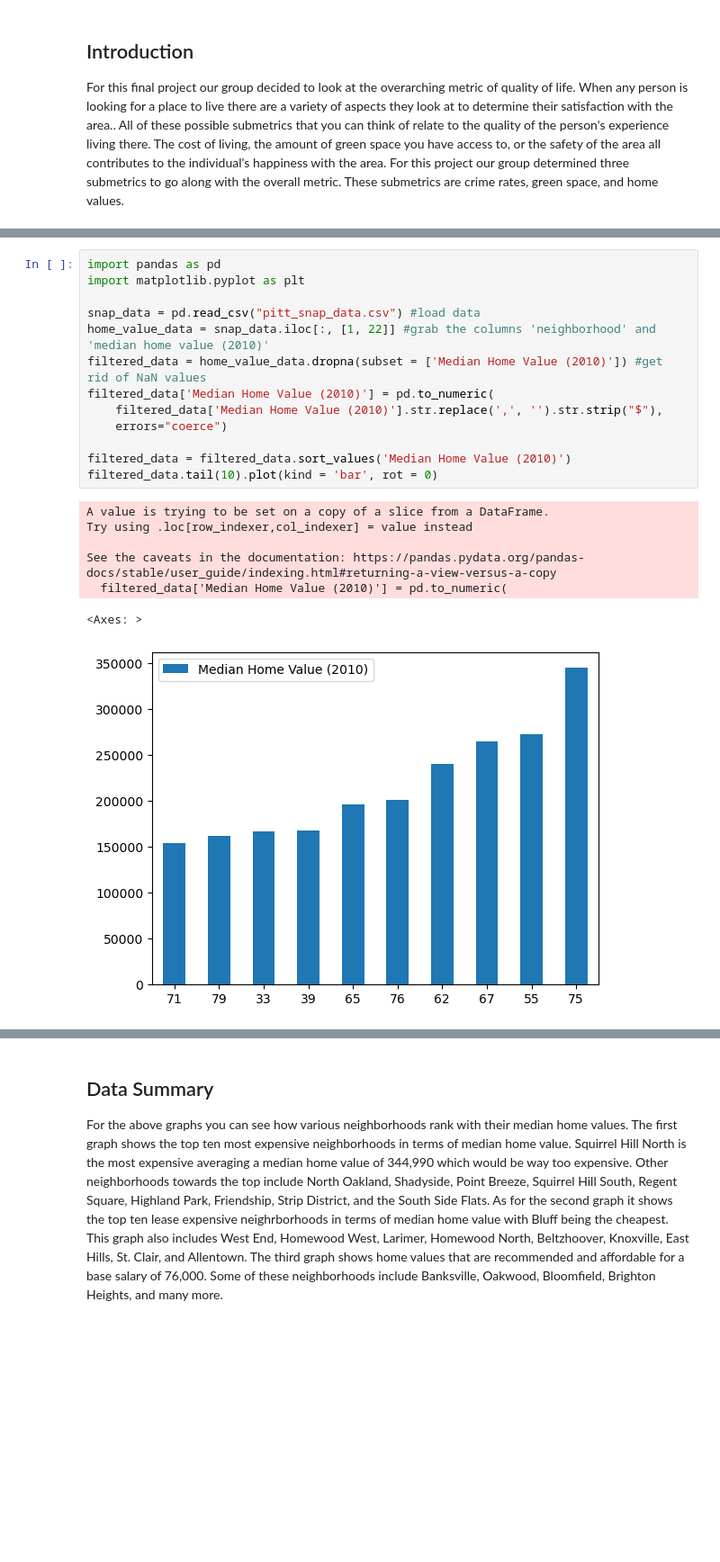
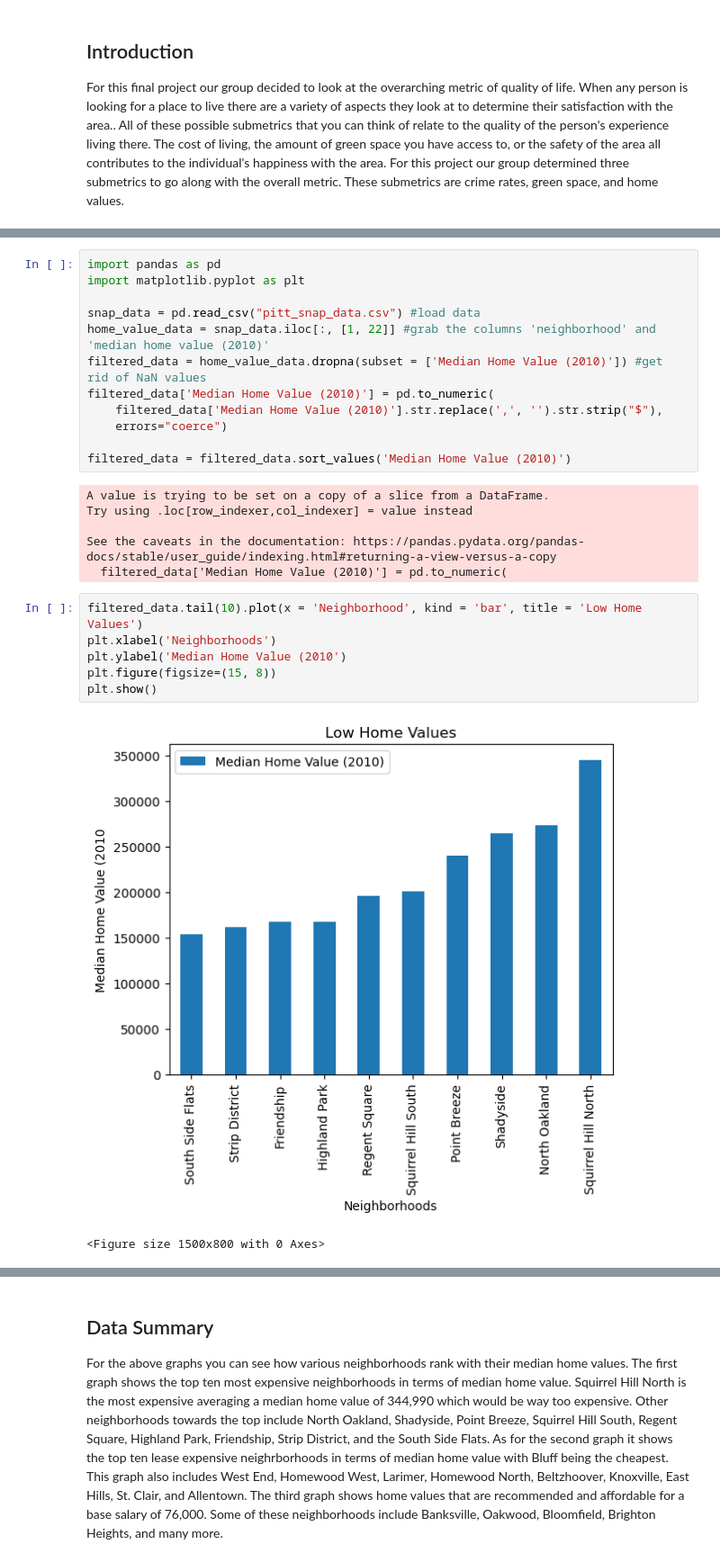
Before and after one commit to nschaab2005/CMPINF-0010-Final-Project, a Jupyter notebook: Final-Project-Noah.ipynb, the cells around one changed output, grey strips where cells are left out. Shown at 90% size. Cells and saved outputs as stored; diff of their text form; blank space fills up the shorter version.

```diff
--- a/Final-Project-Noah.ipynb
+++ b/Final-Project-Noah.ipynb
@@ -20,13 +20,19 @@ filtered_data['Median Home Value (2010)'] = pd.to_numeric(
     errors="coerce")
 
 filtered_data = filtered_data.sort_values('Median Home Value (2010)')
-filtered_data.tail(10).plot(kind = 'bar', rot = 0)
 # %% [output]
 A value is trying to be set on a copy of a slice from a DataFrame.
 Try using .loc[row_indexer,col_indexer] = value instead
 
 See the caveats in the documentation: https://pandas.pydata.org/pandas-docs/stable/user_guide/indexing.html#returning-a-view-versus-a-copy
   filtered_data['Median Home Value (2010)'] = pd.to_numeric(
-<Axes: >
-[figure, removed]
+# %%
+filtered_data.tail(10).plot(x = 'Neighborhood', kind = 'bar', title = 'Low Home Values')
+plt.xlabel('Neighborhoods')
+plt.ylabel('Median Home Value (2010')
+plt.figure(figsize=(15, 8))
+plt.show()
+# %% [output]
+[figure, added]
+<Figure size 1500x800 with 0 Axes>
 # %%
```
Also changed, not shown: parts of 5 cells of this notebook.
